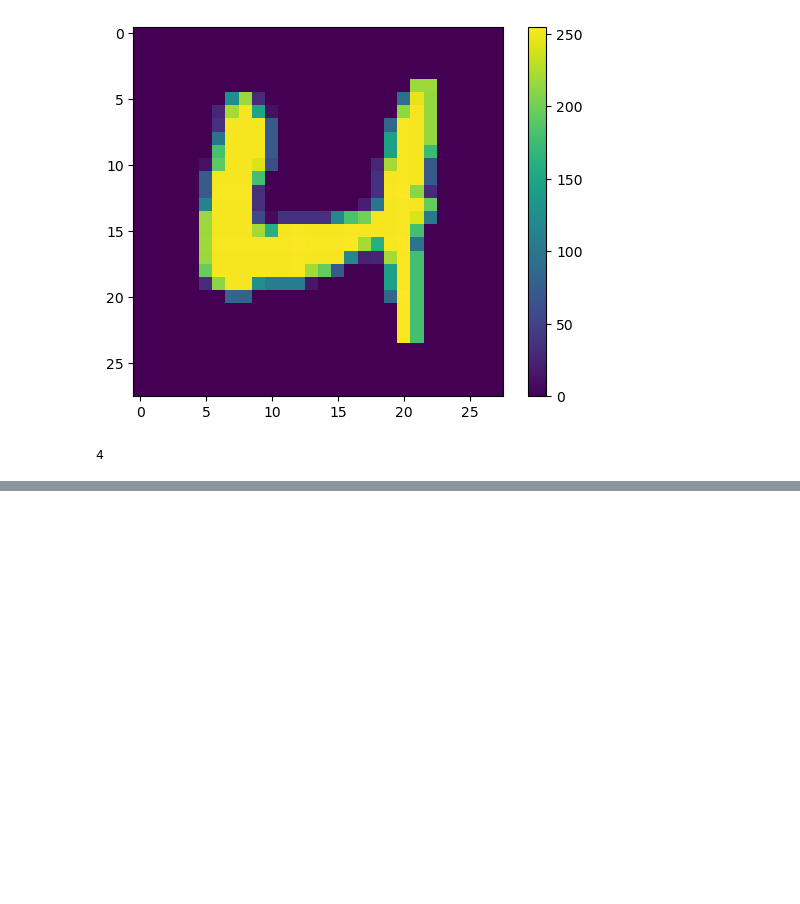
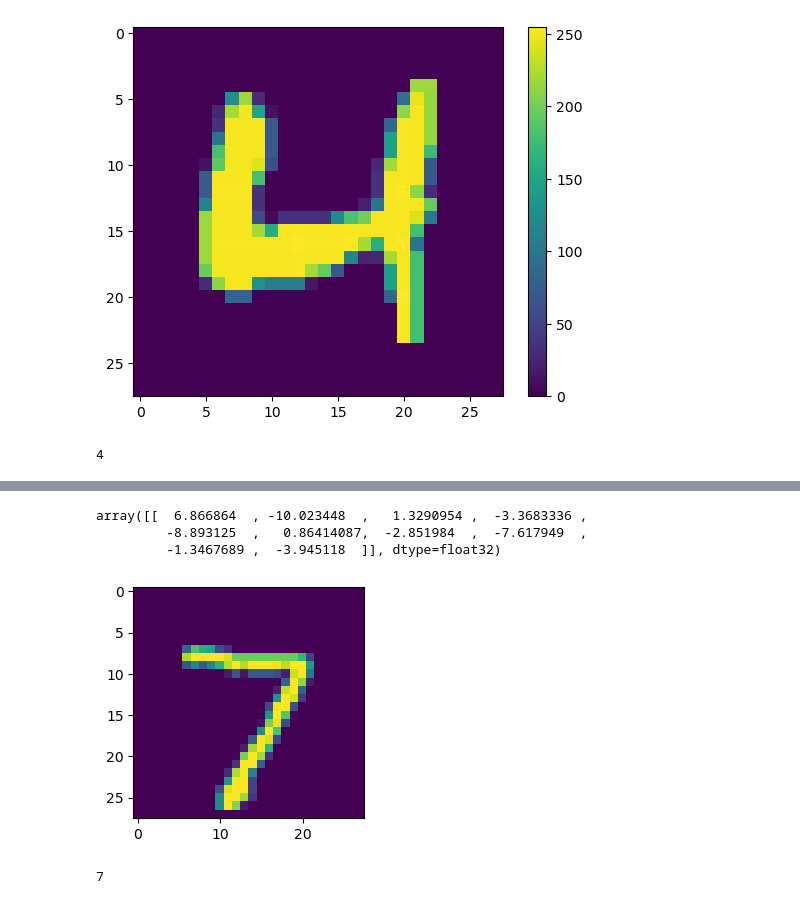
Before and after one commit to AmdPathirana/TensorFlow-Keras-Datasets-, a Jupyter notebook: MNIST digits classification dataset/MNIST digits classification dataset.ipynb, the cells around one changed output, grey strips where cells are left out. Cells and saved outputs as stored; diff of their text form; code cells hidden in the pictures; blank space fills up the shorter version.

```diff
--- a/MNIST digits classification dataset/MNIST digits classification dataset.ipynb
+++ b/MNIST digits classification dataset/MNIST digits classification dataset.ipynb
@@ -63,0 +118,6 @@ x_test = x_test / 255.0
+# %%
+# model deserilie
+model_keras = tf.keras.models.load_model('mnist_digits.model/')
+# %%
+# prediction on loaded model
+prediction  = model_keras.predict(x_test[10].reshape(1,28,28))
@@ -63,0 +126,20 @@ x_test = x_test / 255.0
+# %%
+prediction
+# %% [output]
+array([[  6.866864  , -10.023448  ,   1.3290954 ,  -3.3683336 ,
+         -8.893125  ,   0.86414087,  -2.851984  ,  -7.617949  ,
+         -1.3467689 ,  -3.945118  ]], dtype=float32)
+# %%
+detect_class = np.argmax(prediction[0])
+# %%
+plt.figure(figsize=(3,3))
+plt.imshow(x_test[detect_class])
+plt.grid(False)
+plt.show()
+# %% [output]
+[figure, added]
+# %%
+# check with y_test
+y_test[detect_class]
+# %% [output]
+7
```
Also changed, not shown: parts of 7 cells of this notebook, 4 other files.
